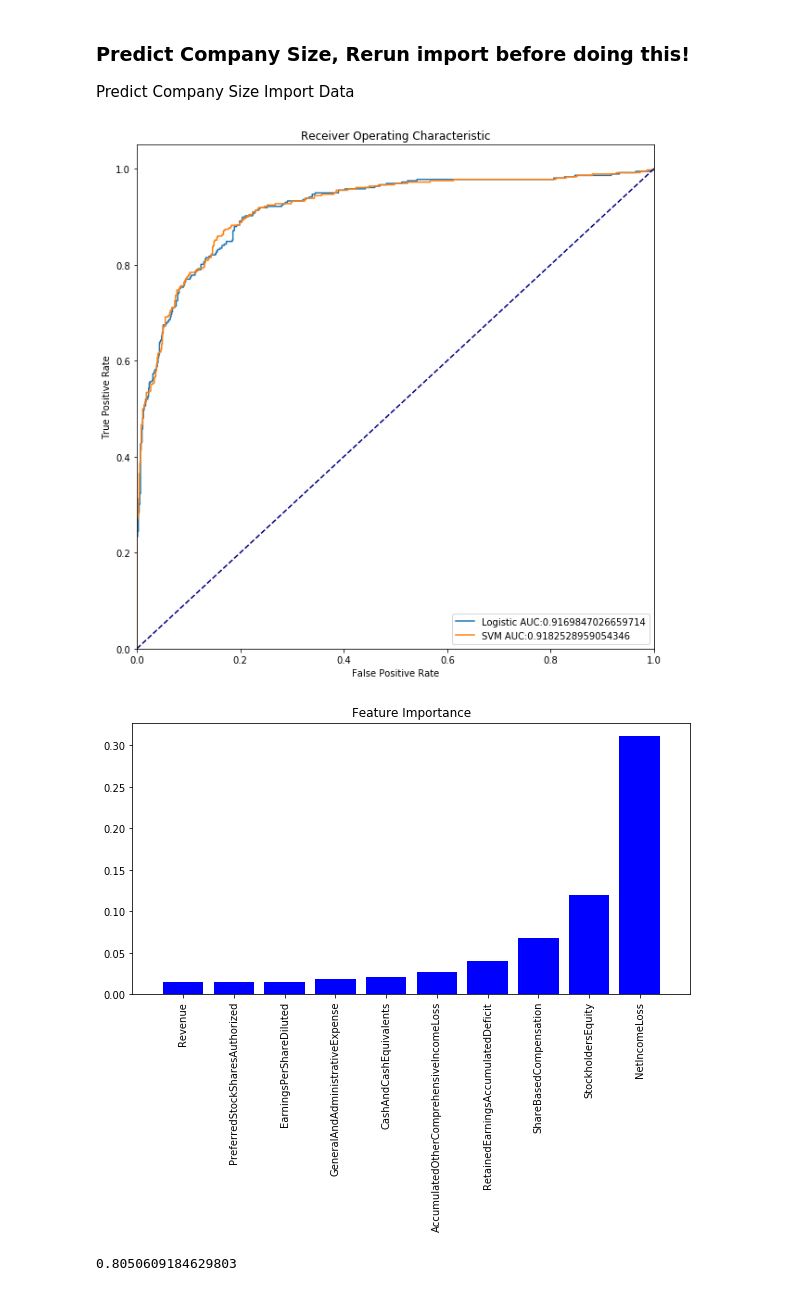
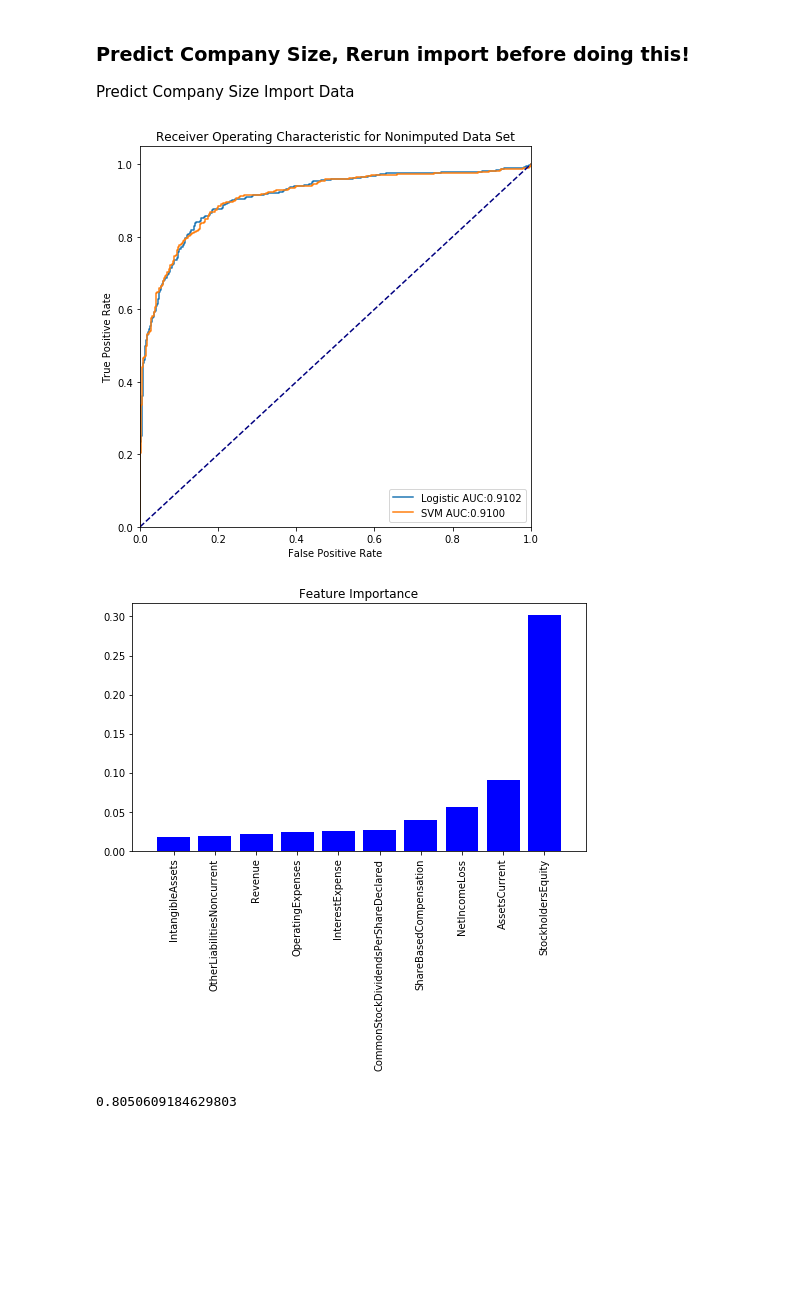
Before and after one commit to mixerupper/1001-term-project, a Jupyter notebook: code/03-analysis/01-Analysis_AH.ipynb, the cells around one changed output. Saved outputs shown, nothing was run; the diff lists cells and outputs as text; code cells hidden in the pictures; blank space fills up the shorter version.

Commit message:
added image saving code

```diff
--- a/code/03-analysis/01-Analysis_AH.ipynb
+++ b/code/03-analysis/01-Analysis_AH.ipynb
@@ -245,42 +245,43 @@ svm_fpr, svm_tpr, _  = roc_curve(Y_test, svm_decision)
 
 svm_auc = auc(svm_fpr, svm_tpr)
 # %%
-plt.figure(figsize = (10, 10))
-plt.plot(log_fpr, log_tpr, label = 'Logistic AUC:'+str(log_auc))
-plt.plot(svm_fpr, svm_tpr, label = 'SVM AUC:'+str(svm_auc))
+plt.figure(figsize = (7, 7))
+plt.plot(log_fpr, log_tpr, label = 'Logistic AUC:'+"{0:.4f}".format(log_auc))
+plt.plot(svm_fpr, svm_tpr, label = 'SVM AUC:'+"{0:.4f}".format(svm_auc))
 plt.plot([0, 1], [0, 1], color='navy', linestyle='--')
 plt.xlim([0.0, 1.0])
 plt.ylim([0.0, 1.05])
 plt.xlabel('False Positive Rate')
 plt.ylabel('True Positive Rate')
-plt.title('Receiver Operating Characteristic')
+plt.title('Receiver Operating Characteristic for Nonimputed Data Set')
 plt.legend(loc="lower right")
-plt.show()
+plt.savefig(data_root+'NonImputed Data Logistic SVM ROC.png')
 # %% [output]
-[figure, old version]
+[figure, new version]
 # %%
 labels = q3mergeddata.columns[10:len(q3mergeddata.columns) - 7]
 
 X_dt = pd.DataFrame(q3mergeddata_processed.copy())
 Y_dt = pd.DataFrame(q3mergeddata['Company_Size'].copy())
 
 X_train, X_test, Y_train, Y_test = train_test_split(X_dt,Y_dt, test_size = 0.30)
 
 dt = DecisionTreeClassifier(criterion = 'entropy')
 dt.fit(X_train, Y_train)
 
 importance = dt.feature_importances_
 indices = np.argsort(importance)
 
-plt.figure(figsize=(10,5))
+plt.figure(figsize=(7,7))
 plt.title("Feature Importance")
 plt.bar(X_train.columns[indices][- 10:], importance[indices][- 10:],
         color = 'b', align = 'center')
 plt.xticks(range(10), X.columns[indices][-10:], rotation = 90)
 plt.xlim([-1, 10])
-plt.show()
+plt.tight_layout()
+plt.savefig(data_root+'NonImputed Data Feature Importance.png')
 # %% [output]
-[figure, old version]
+[figure, new version]
 # %%
 dt.score(X_test, Y_test)
 # %% [output]
```
